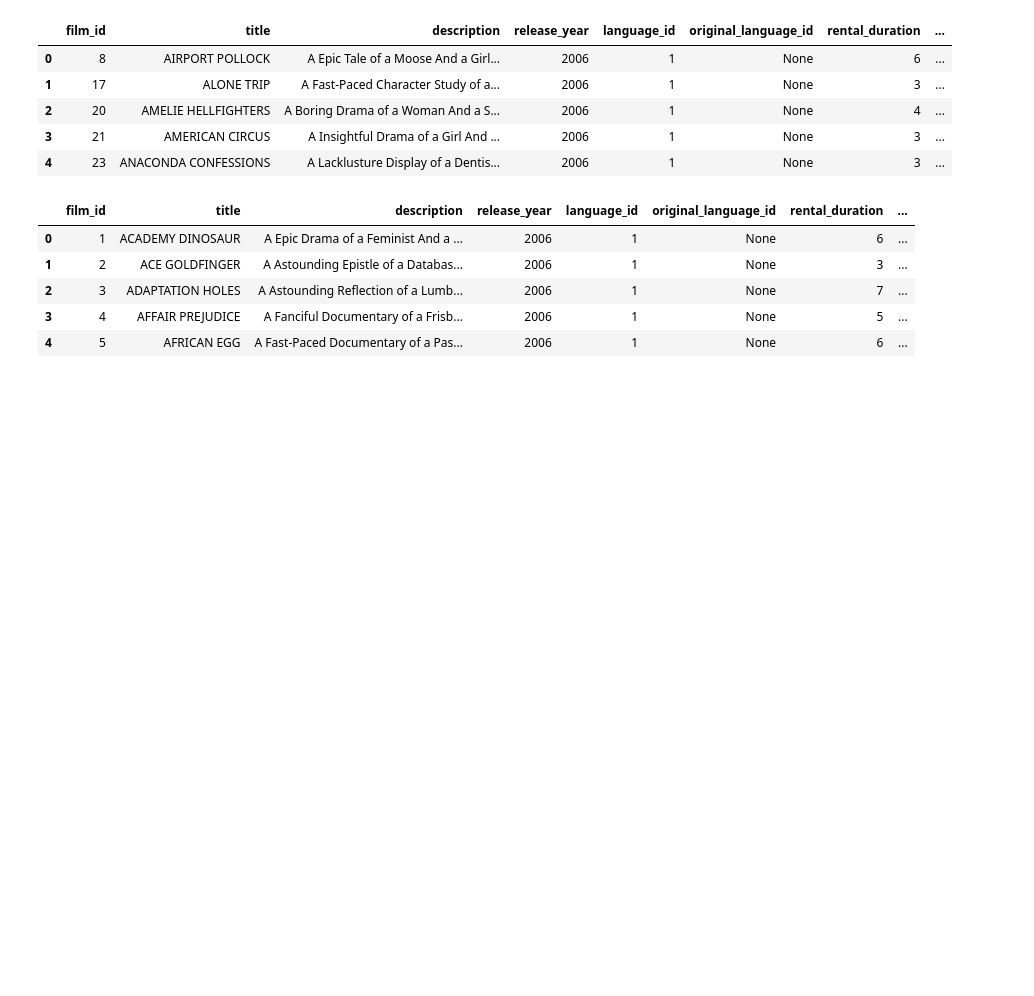
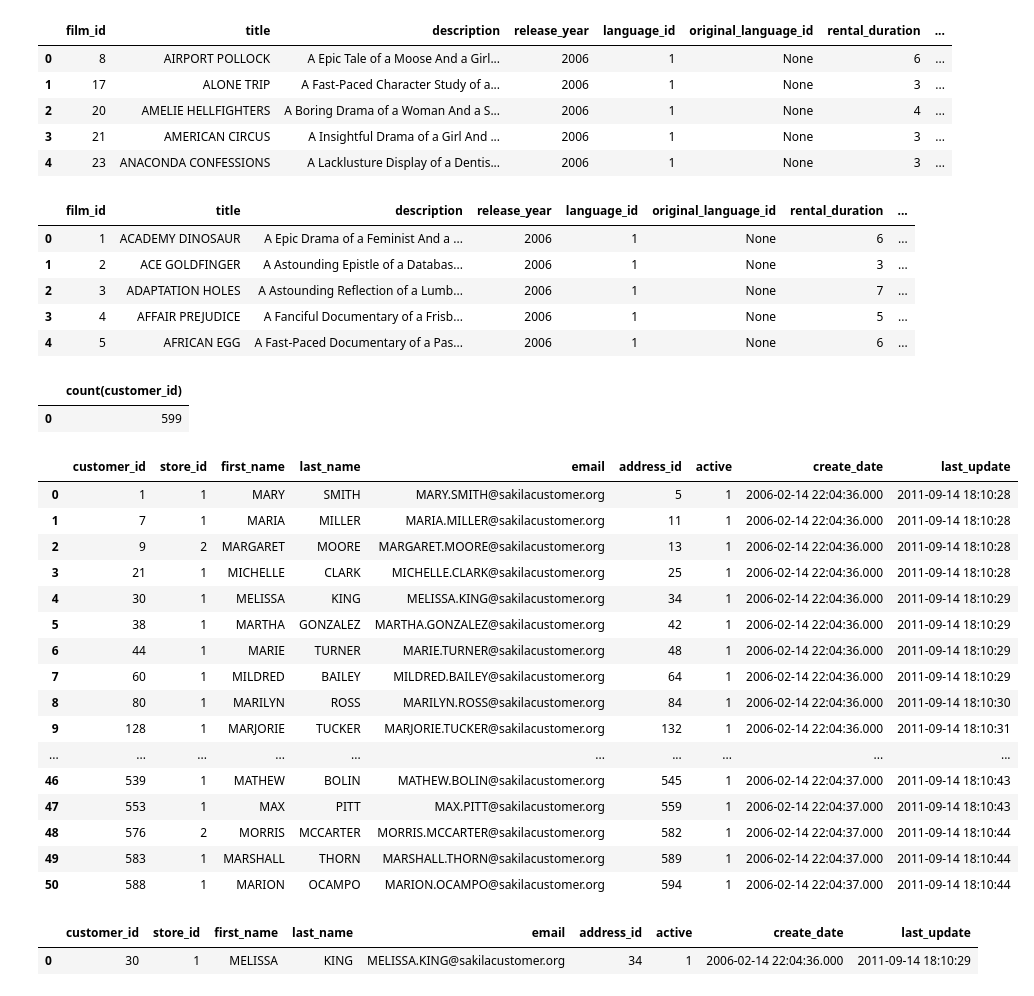
Before and after one commit to fujispooo/datascience, a Jupyter notebook: SQL.ipynb, the cells around one changed output. Cells and saved outputs as stored; diff of their text form; code cells hidden in the pictures; blank space fills up the shorter version.

```diff
--- a/SQL.ipynb
+++ b/SQL.ipynb
@@ -153,0 +158,38 @@ sql_to_df('''select * from film
+# %%
+sql_to_df(query)
+# %% [output]
+|  | count(customer_id) |
+| 0 | 599 |
+# %%
+# ワイルドカードを用いて検索条件に幅を持たせる工夫をする
+query = '''select * from customer
+                  where first_name  LIKE 'M%'
+                  '''
+sql_to_df(query)
+# %% [output]
+|  | customer_id | store_id | first_name | last_name | email | address_id | active | create_date | last_update |
+| 0 | 1 | 1 | MARY | SMITH | MARY.SMITH@sakilacustomer.org | 5 | 1 | 2006-02-14 22:04:36.000 | 2011-09-14 18:10:28 |
+| 1 | 7 | 1 | MARIA | MILLER | MARIA.MILLER@sakilacustomer.org | 11 | 1 | 2006-02-14 22:04:36.000 | 2011-09-14 18:10:28 |
+| 2 | 9 | 2 | MARGARET | MOORE | MARGARET.MOORE@sakilacustomer.org | 13 | 1 | 2006-02-14 22:04:36.000 | 2011-09-14 18:10:28 |
+| 3 | 21 | 1 | MICHELLE | CLARK | MICHELLE.CLARK@sakilacustomer.org | 25 | 1 | 2006-02-14 22:04:36.000 | 2011-09-14 18:10:28 |
+| 4 | 30 | 1 | MELISSA | KING | MELISSA.KING@sakilacustomer.org | 34 | 1 | 2006-02-14 22:04:36.000 | 2011-09-14 18:10:29 |
+| 5 | 38 | 1 | MARTHA | GONZALEZ | MARTHA.GONZALEZ@sakilacustomer.org | 42 | 1 | 2006-02-14 22:04:36.000 | 2011-09-14 18:10:29 |
+| 6 | 44 | 1 | MARIE | TURNER | MARIE.TURNER@sakilacustomer.org | 48 | 1 | 2006-02-14 22:04:36.000 | 2011-09-14 18:10:29 |
+| 7 | 60 | 1 | MILDRED | BAILEY | MILDRED.BAILEY@sakilacustomer.org | 64 | 1 | 2006-02-14 22:04:36.000 | 2011-09-14 18:10:29 |
+| 8 | 80 | 1 | MARILYN | ROSS | MARILYN.ROSS@sakilacustomer.org | 84 | 1 | 2006-02-14 22:04:36.000 | 2011-09-14 18:10:30 |
+| 9 | 128 | 1 | MARJORIE | TUCKER | MARJORIE.TUCKER@sakilacustomer.org | 132 | 1 | 2006-02-14 22:04:36.000 | 2011-09-14 18:10:31 |
+| ... | ... | ... | ... | ... | ... | ... | ... | ... | ... |
+| 46 | 539 | 1 | MATHEW | BOLIN | MATHEW.BOLIN@sakilacustomer.org | 545 | 1 | 2006-02-14 22:04:37.000 | 2011-09-14 18:10:43 |
+| 47 | 553 | 1 | MAX | PITT | MAX.PITT@sakilacustomer.org | 559 | 1 | 2006-02-14 22:04:37.000 | 2011-09-14 18:10:43 |
+| 48 | 576 | 2 | MORRIS | MCCARTER | MORRIS.MCCARTER@sakilacustomer.org | 582 | 1 | 2006-02-14 22:04:37.000 | 2011-09-14 18:10:44 |
+| 49 | 583 | 1 | MARSHALL | THORN | MARSHALL.THORN@sakilacustomer.org | 589 | 1 | 2006-02-14 22:04:37.000 | 2011-09-14 18:10:44 |
+| 50 | 588 | 1 | MARION | OCAMPO | MARION.OCAMPO@sakilacustomer.org | 594 | 1 | 2006-02-14 22:04:37.000 | 2011-09-14 18:10:44 |
+# %%
+# ワイルドカードの_は一文字を意味している
+query = '''select * from customer
+                  where last_name  LIKE '_ING'
+                  '''
+sql_to_df(query)
+# %% [output]
+|  | customer_id | store_id | first_name | last_name | email | address_id | active | create_date | last_update |
+| 0 | 30 | 1 | MELISSA | KING | MELISSA.KING@sakilacustomer.org | 34 | 1 | 2006-02-14 22:04:36.000 | 2011-09-14 18:10:29 |
```
Also changed, not shown: parts of 2 cells of this notebook, 5 other files.
